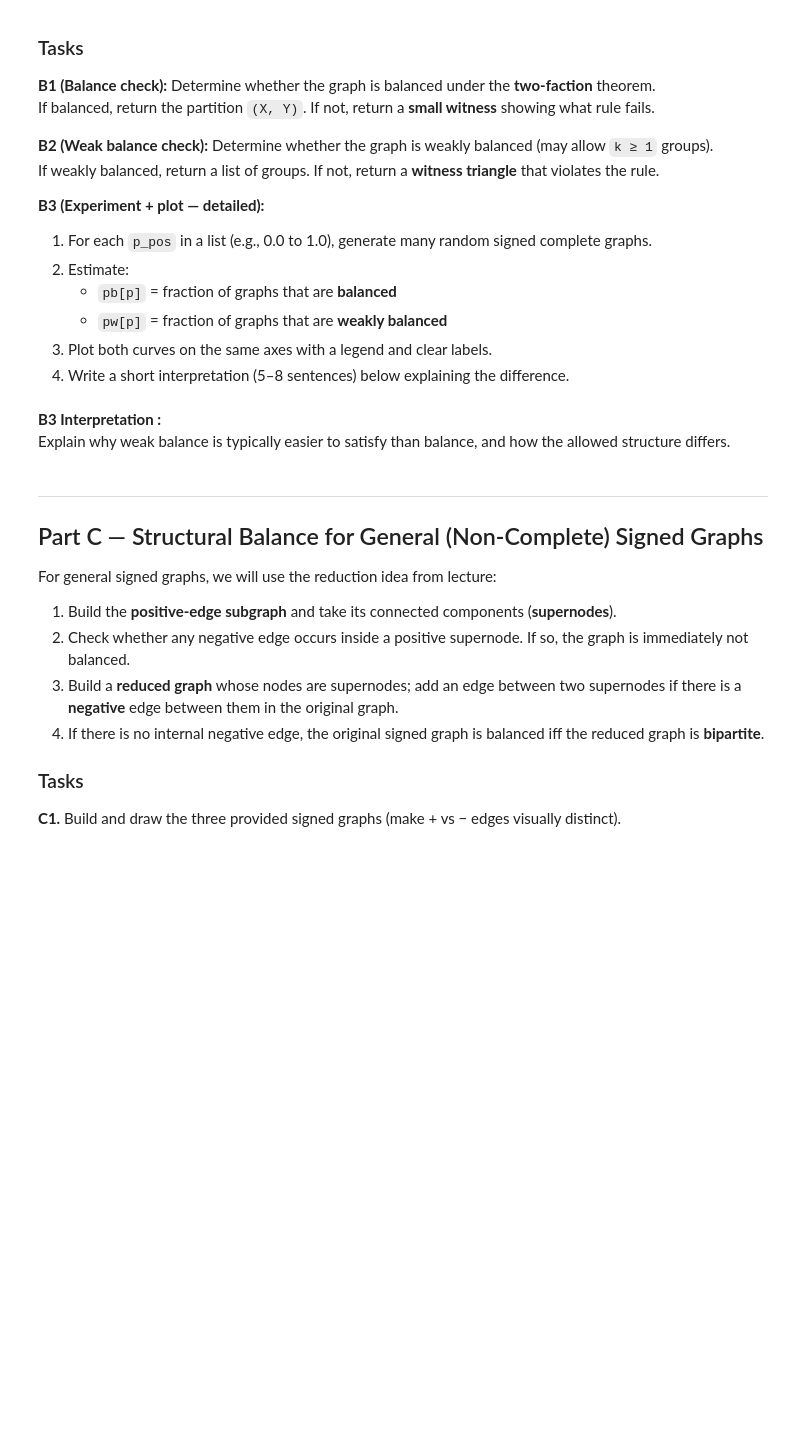
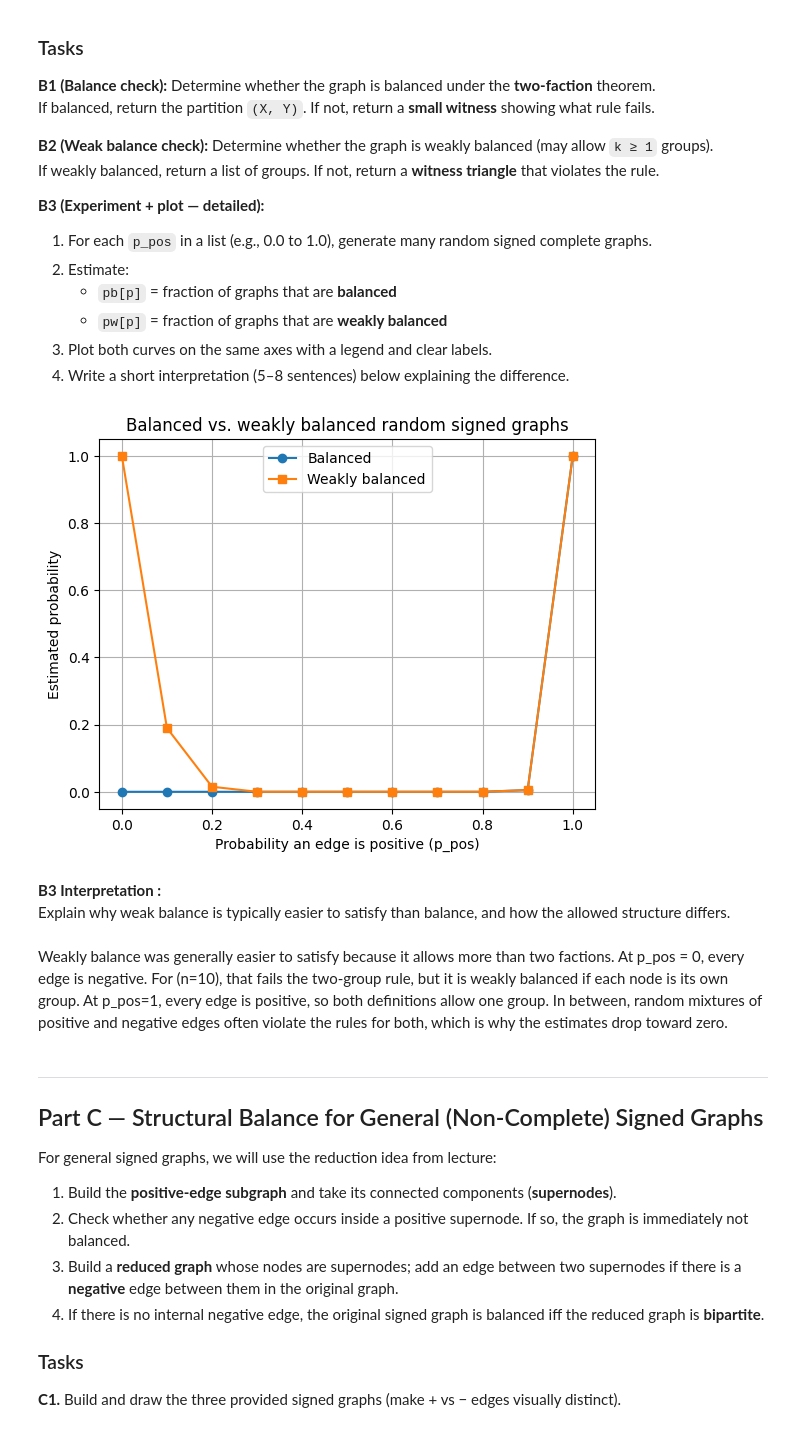
Before and after one commit to Guederas/CECS-427---Group-Project, a Jupyter notebook: Assignment3_427_Group_2.ipynb, the cells around one changed output. Drawn from its saved outputs; the diff is of its cells as text; code cells hidden in the pictures; blank space fills up the shorter version.

```diff
--- a/Assignment3_427_Group_2.ipynb
+++ b/Assignment3_427_Group_2.ipynb
@@ -356,33 +467,49 @@ def is_weakly_balanced_complete(G):
 # %%
 # B3 — Empirical comparison: balanced vs weakly balanced vs
 # TODO (what to produce):
 # 1) Call estimate_probabilities(...) with your chosen n and trials.
 #    - n: number of nodes in the complete graph K_n
 #    - trials: how many random graphs per p_pos
 # 2) Plot:
 #    - p_values vs pb (balanced probability)
 #    - p_values vs pw (weakly balanced probability)
 # 3) Add axis labels, title, and legend.
 
 def estimate_probabilities(n=10, trials=200, seed=0):
     rng = np.random.default_rng(seed)
     p_values = np.linspace(0, 1, 11)
     pb, pw = [], []
     for p in p_values:
         bal_count = 0
         weak_count = 0
         for _ in range(trials):
             Gt = make_signed_complete_graph(n, p_pos=p, seed=int(rng.integers(0, 10**9)))
             is_bal, _, _ = is_balanced_complete(Gt)
             is_w, _, _ = is_weakly_balanced_complete(Gt)
             bal_count += int(is_bal)
             weak_count += int(is_w)
         pb.append(bal_count / trials)
         pw.append(weak_count / trials)
     return p_values, pb, pw
+
+p_values, pb, pw = estimate_probabilities(n=10, trials=200, seed=0)
+
+plt.plot(p_values, pb, marker="o", label="Balanced")
+plt.plot(p_values, pw, marker="s", label="Weakly balanced")
+
+plt.xlabel("Probability an edge is positive (p_pos)")
+plt.ylabel("Estimated probability")
+plt.title("Balanced vs. weakly balanced random signed graphs")
+plt.legend()
+plt.grid(True)
+plt.show()
+# %% [output]
+[figure, added]
 # %% [markdown]
 **B3 Interpretation :**
 Explain why weak balance is typically easier to satisfy than balance, and how the allowed structure differs.
+# %% [markdown]
+Weakly balance was generally easier to satisfy because it allows more than two factions. At p_pos = 0, every edge is negative. For (n=10), that fails the two-group rule, but it is weakly balanced if each node is its own group. At p_pos=1, every edge is positive, so both definitions allow one group. In between, random mixtures of positive and negative edges often violate the rules for both, which is why the estimates drop toward zero.
 # %% [markdown]
 ---
 ## Part C — Structural Balance for General (Non-Complete) Signed Graphs
```
Also changed, not shown: parts of 3 cells of this notebook.
